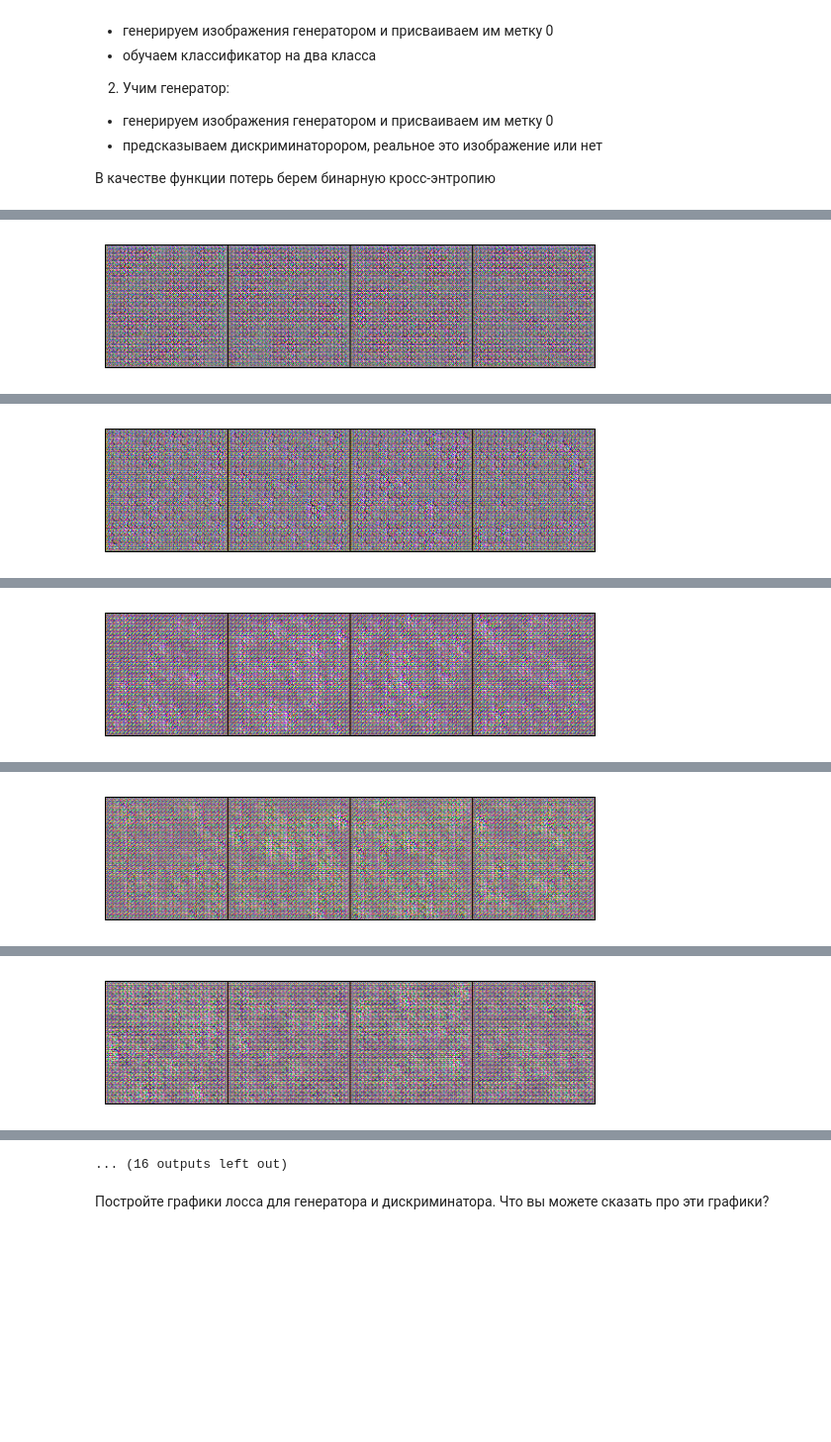
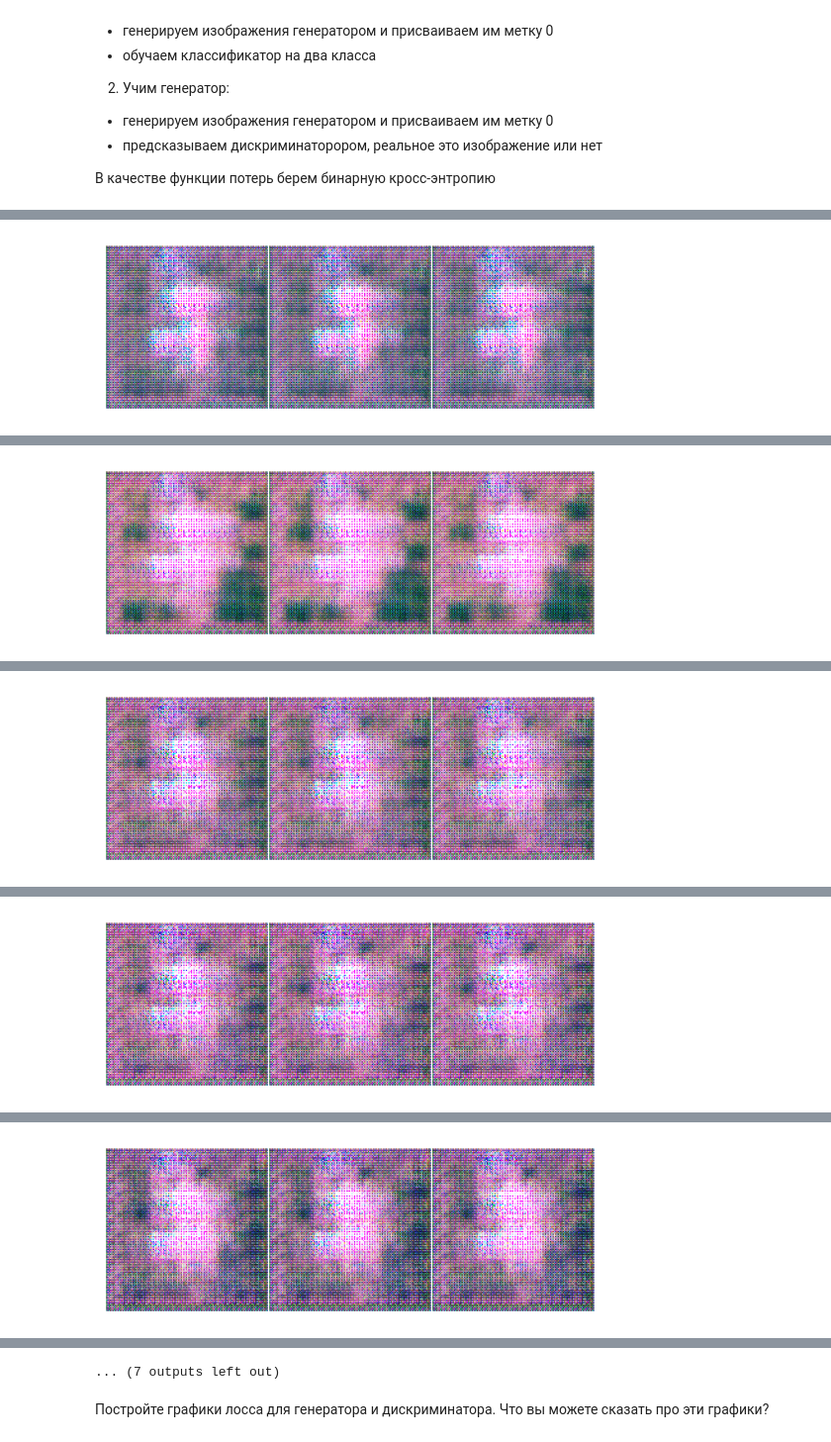
Before and after one commit to saitaro/dl-course, a Jupyter notebook: lesson_20_gans/[hw]gan.ipynb, the cells around one changed output, grey strips where cells are left out. Shown at 99% size. Saved outputs shown, nothing was run; the diff lists cells and outputs as text; code cells hidden in the pictures; blank space fills up the shorter version.

```diff
--- a/lesson_20_gans/[hw]gan.ipynb
+++ b/lesson_20_gans/[hw]gan.ipynb
@@ -55,11 +54,10 @@ def get_dataloader(image_size, batch_size):
         [
             tt.Resize(image_size),
             tt.ToTensor(),
-            tt.Lambda(lambda x: x * 2 - 1),
-            # tt.Normalize(
-            #     mean=2 * IMAGE_MEAN - 1,
-            #     std=2 * IMAGE_STD,
-            # ),
+            tt.Normalize(
+                mean=[0.5, 0.5, 0.5],
+                std=[0.5, 0.5, 0.5],
+            ),
         ]
     )
     dataset = ImageFolder("data/", transform=transform)
@@ -72,8 +70,8 @@ def get_dataloader(image_size, batch_size):
     return dataloader
 # %%
 IMAGE_SIZE = 128
-# BATCH_SIZE = 64
-BATCH_SIZE = 128
+BATCH_SIZE = 64
+# BATCH_SIZE = 128
 # TODO: build dataloader and transfer it to device
 dataloader = get_dataloader(image_size=IMAGE_SIZE, batch_size=BATCH_SIZE)
 dataloader
@@ -100,7 +98,7 @@ plt.show()
 
 * генератор принимает на вход тензор шумов размера `latent_size x 1 x 1` и генерирует изображение размера `3 x image_size x image_size`
 # %%
-LATENT_DIM = 128
+LATENT_DIM = 512
 # %%
 discriminator = nn.Sequential(
     nn.Conv2d(3, 16, kernel_size=4, stride=2, padding=1, bias=False),
@@ -284,7 +300,7 @@ disc_losses, gen_losses = fit(
     discriminator=discriminator,
     epochs=16,
     dataloader=dataloader,
-    disc_lr=1e-4,
+    disc_lr=2e-4,
     gen_lr=2e-4,
 )
 # %% [output]
@@ -293 +309 @@ Accuracy        disc real: 0.9453125, disc fake: 0.015625, gen: 1.0
-[figure, old version]
+[figure, new version]
@@ -296 +312 @@ Accuracy        disc real: 1.0, disc fake: 0.0, gen: 1.0
-[figure, old version]
+[figure, new version]
@@ -299 +315 @@ Accuracy        disc real: 1.0, disc fake: 0.0, gen: 1.0
-[figure, old version]
+[figure, new version]
@@ -302 +318 @@ Accuracy        disc real: 1.0, disc fake: 0.0, gen: 1.0
-[figure, old version]
+[figure, new version]
@@ -305 +321 @@ Accuracy        disc real: 0.984375, disc fake: 0.0, gen: 1.0
-[figure, old version]
+[figure, new version]
@@ -309,4 +325,4 @@ Accuracy        disc real: 0.8828125, disc fake: 0.0, gen: 1.0
-... (16 outputs left out)
+... (7 outputs left out)
 # %% [markdown]
 Постройте графики лосса для генератора и дискриминатора. Что вы можете сказать про эти графики?
 # %%
```
Also changed, not shown: parts of 13 cells of this notebook, 3 other files.
